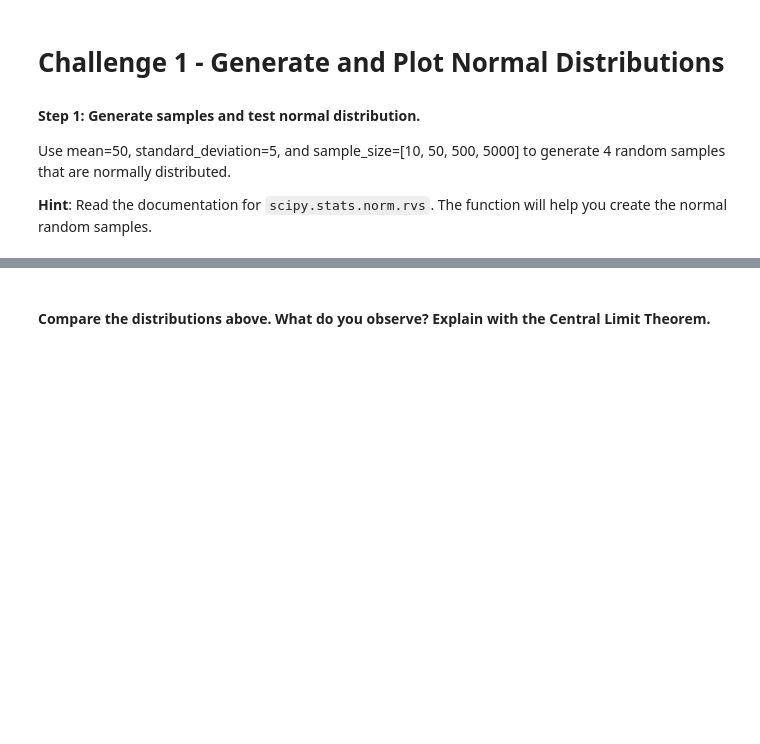
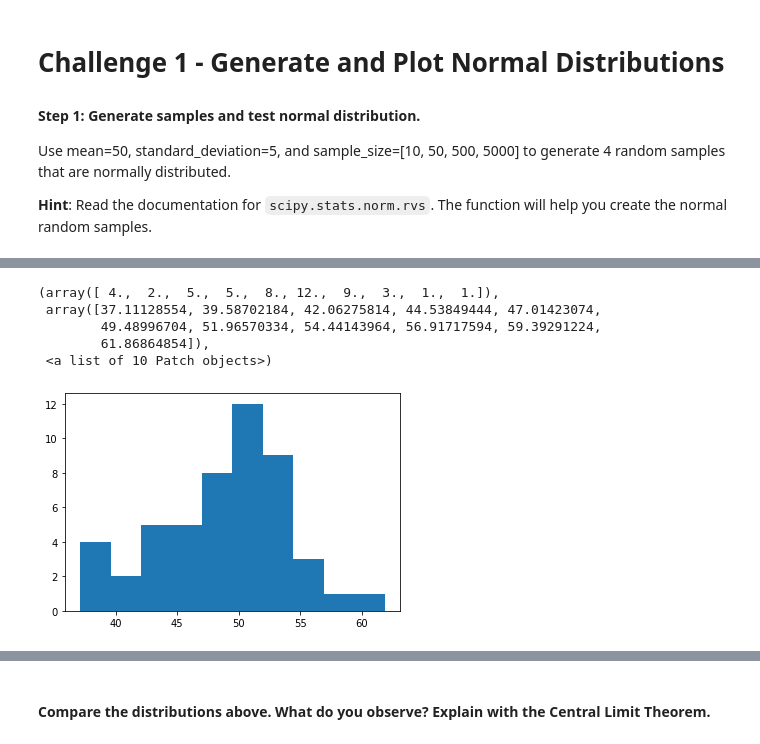
Before and after one commit to pedrodgn/ironhack, a Jupyter notebook: week6-Statistics/ProbDistrb.ipynb, the cells around one changed output, grey strips where cells are left out. Drawn from its saved outputs; the diff is of its cells as text; code cells hidden in the pictures; blank space fills up the shorter version.

```diff
--- a/week6-Statistics/ProbDistrb.ipynb
+++ b/week6-Statistics/ProbDistrb.ipynb
@@ -25,0 +40,9 @@ If you did, your outputs would be really similar to the ones below:
+# %%
+plt.hist(rand_50)
+# %% [output]
+(array([ 4.,  2.,  5.,  5.,  8., 12.,  9.,  3.,  1.,  1.]),
+ array([37.11128554, 39.58702184, 42.06275814, 44.53849444, 47.01423074,
+        49.48996704, 51.96570334, 54.44143964, 56.91717594, 59.39291224,
+        61.86864854]),
+ <a list of 10 Patch objects>)
+[figure, added]
```
Also changed, not shown: parts of 21 cells of this notebook.
